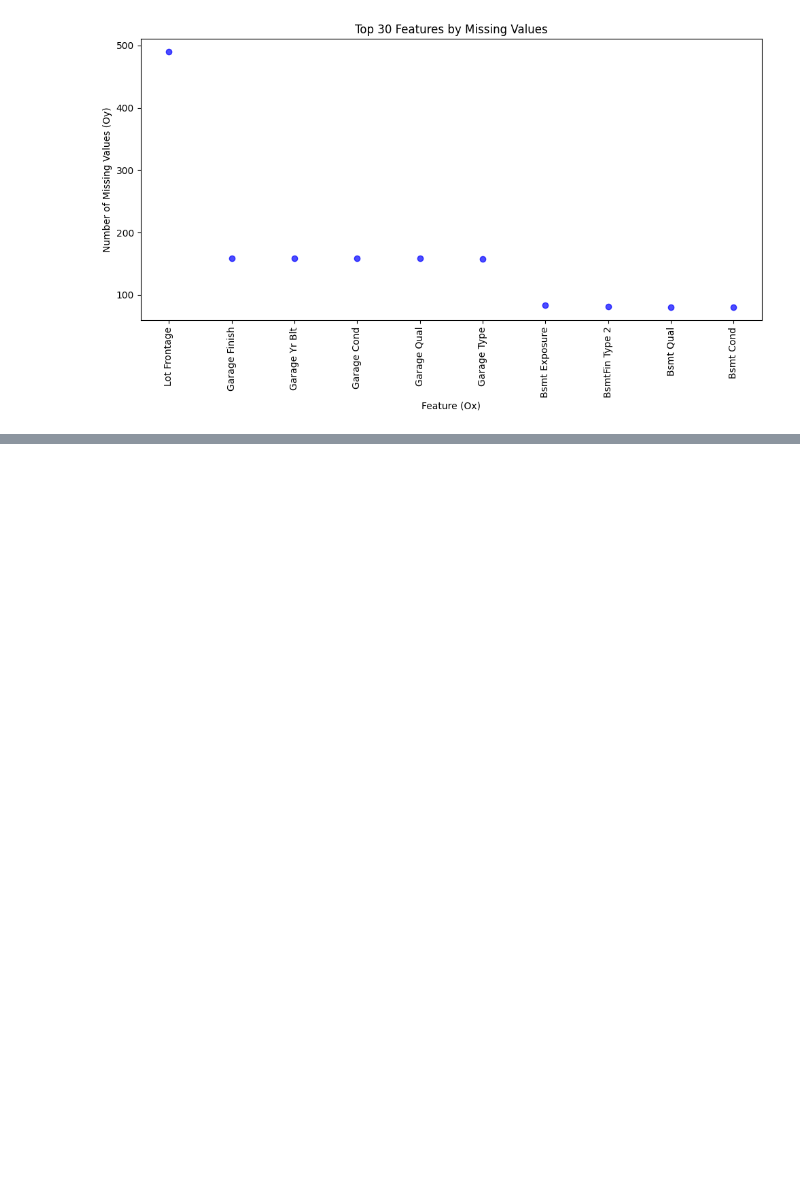
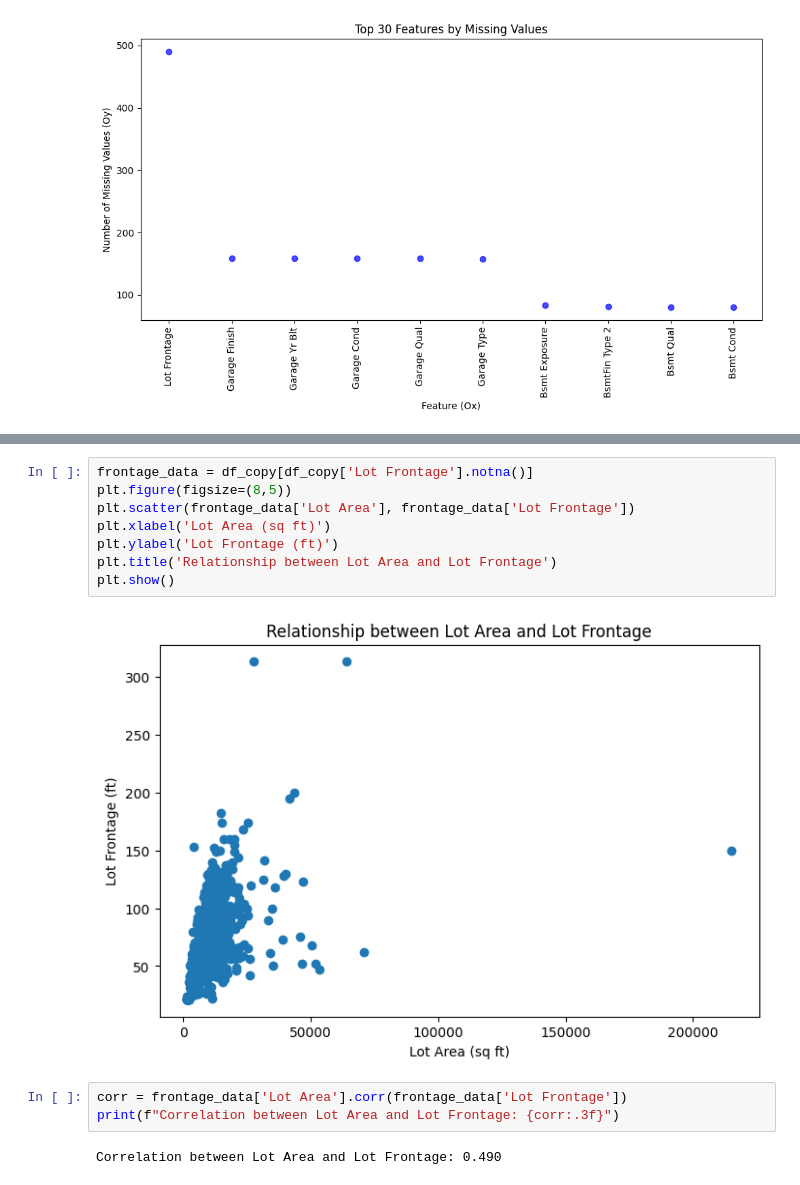
Before and after one commit to hedesiustefan/ML_Project, a Jupyter notebook: dataexplore.ipynb, the cells around one changed output, grey strips where cells are left out. Drawn from its saved outputs; the diff is of its cells as text; blank space fills up the shorter version.

Commit message:
handled the Lot frontage feature

```diff
--- a/dataexplore.ipynb
+++ b/dataexplore.ipynb
@@ -516,0 +557,15 @@ plt.show()
+# %%
+frontage_data = df_copy[df_copy['Lot Frontage'].notna()]
+plt.figure(figsize=(8,5))
+plt.scatter(frontage_data['Lot Area'], frontage_data['Lot Frontage'])
+plt.xlabel('Lot Area (sq ft)')
+plt.ylabel('Lot Frontage (ft)')
+plt.title('Relationship between Lot Area and Lot Frontage')
+plt.show()
+# %% [output]
+[figure, added]
+# %%
+corr = frontage_data['Lot Area'].corr(frontage_data['Lot Frontage'])
+print(f"Correlation between Lot Area and Lot Frontage: {corr:.3f}")
+# %% [output]
+Correlation between Lot Area and Lot Frontage: 0.490
```
Also changed, not shown: parts of 16 cells of this notebook.
